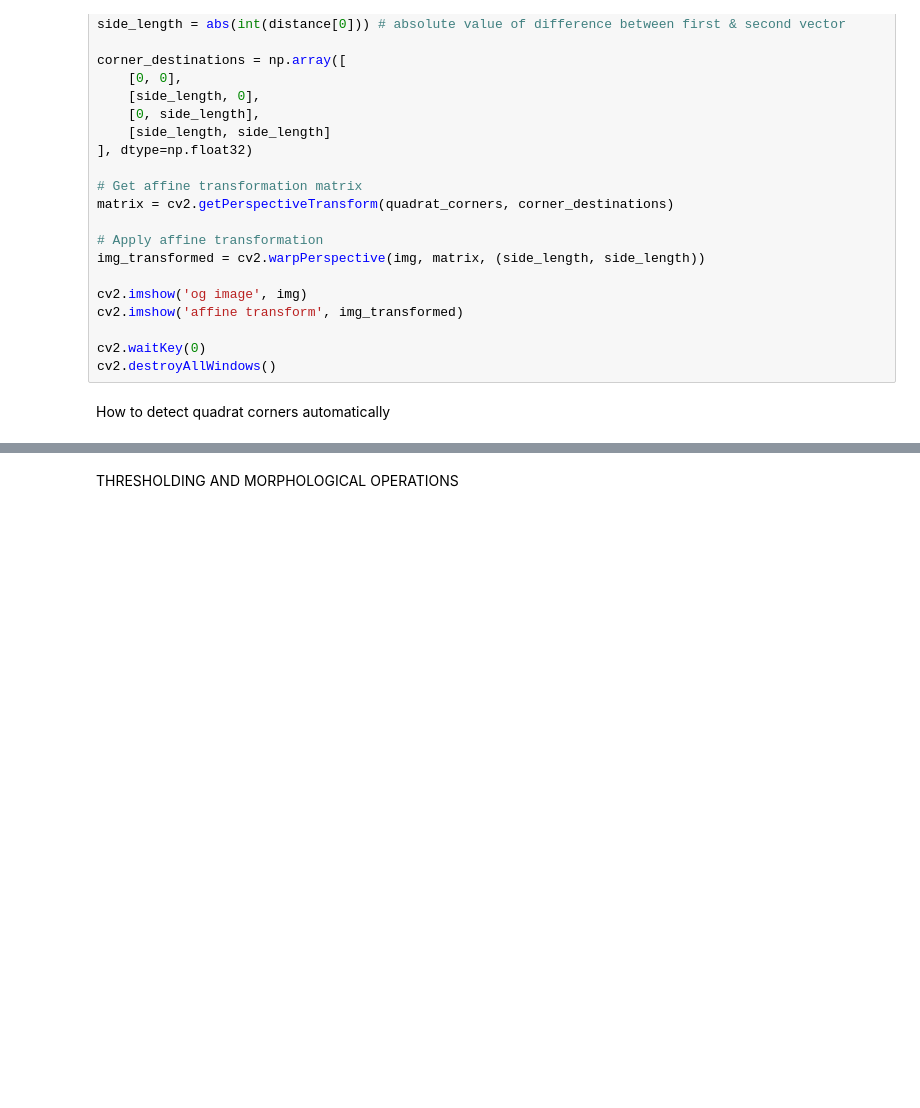
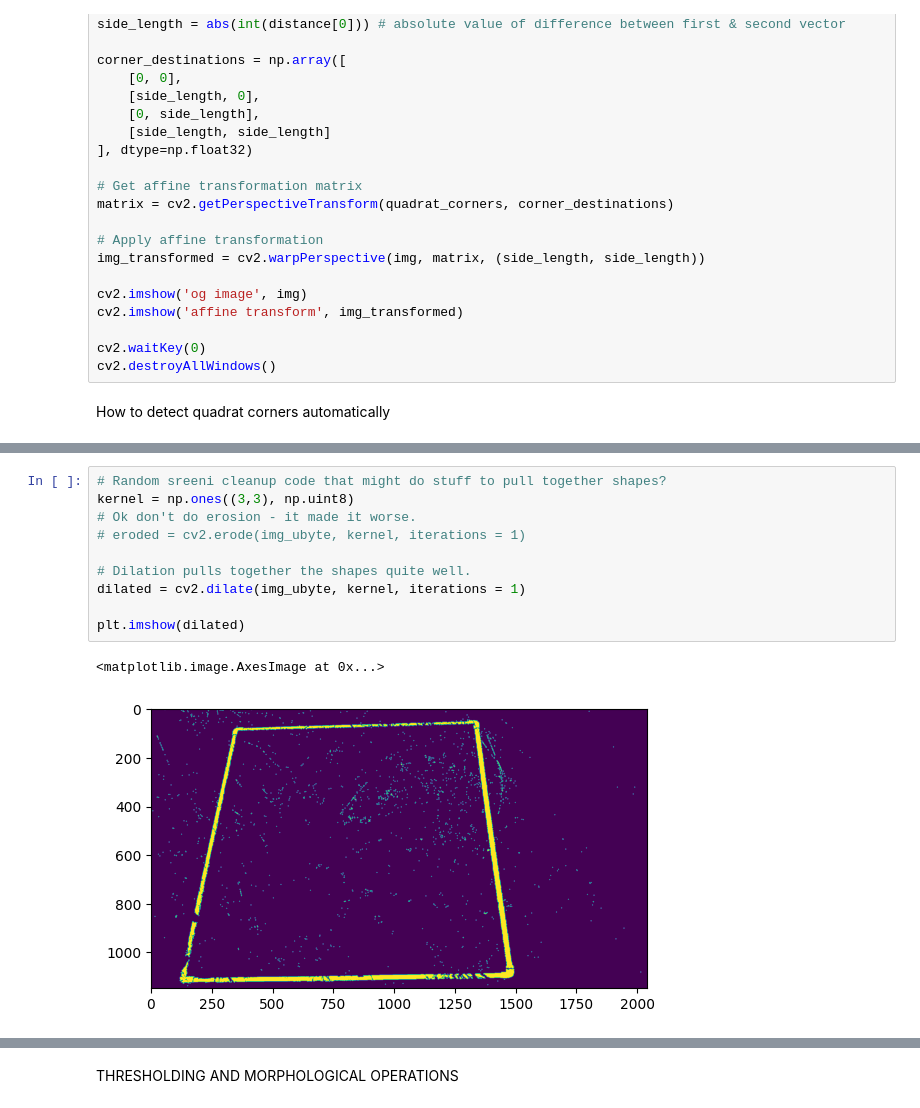
Before and after one commit to dustydells/mtech_reu_plants, a Jupyter notebook: sandbox.ipynb, the cells around one changed output, grey strips where cells are left out. Cells and saved outputs as stored; diff of their text form; blank space fills up the shorter version.

```diff
--- a/sandbox.ipynb
+++ b/sandbox.ipynb
@@ -1097,0 +1123,13 @@ plt.imshow(cv2.cvtColor(img, cv2.COLOR_BGR2RGB))
+# %%
+# Random sreeni cleanup code that might do stuff to pull together shapes?
+kernel = np.ones((3,3), np.uint8)
+# Ok don't do erosion - it made it worse.
+# eroded = cv2.erode(img_ubyte, kernel, iterations = 1)
+
+# Dilation pulls together the shapes quite well.
+dilated = cv2.dilate(img_ubyte, kernel, iterations = 1)
+
+plt.imshow(dilated)
+# %% [output]
+<matplotlib.image.AxesImage at 0x...>
+[figure, added]
```
Also changed, not shown: parts of 15 cells of this notebook.
